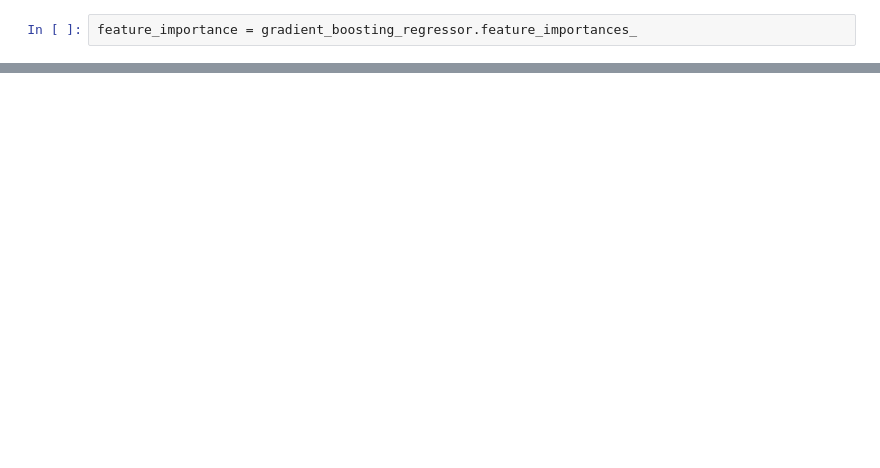
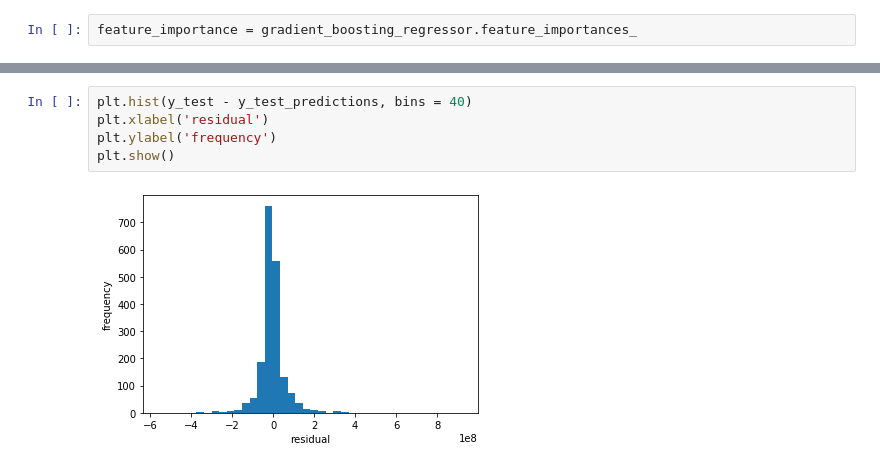
Before and after one commit to dshenker/Kaggle, a Jupyter notebook: Movies/Predictions.ipynb, the cells around one changed output, grey strips where cells are left out. Drawn from its saved outputs; the diff is of its cells as text; blank space fills up the shorter version.

```diff
--- a/Movies/Predictions.ipynb
+++ b/Movies/Predictions.ipynb
@@ -504,0 +516,7 @@ np.mean(y_test)
+# %%
+plt.hist(y_test - y_test_predictions, bins = 40)
+plt.xlabel('residual')
+plt.ylabel('frequency')
+plt.show()
+# %% [output]
+[figure, added]
```
Also changed, not shown: parts of 19 cells of this notebook, 2 other files.
